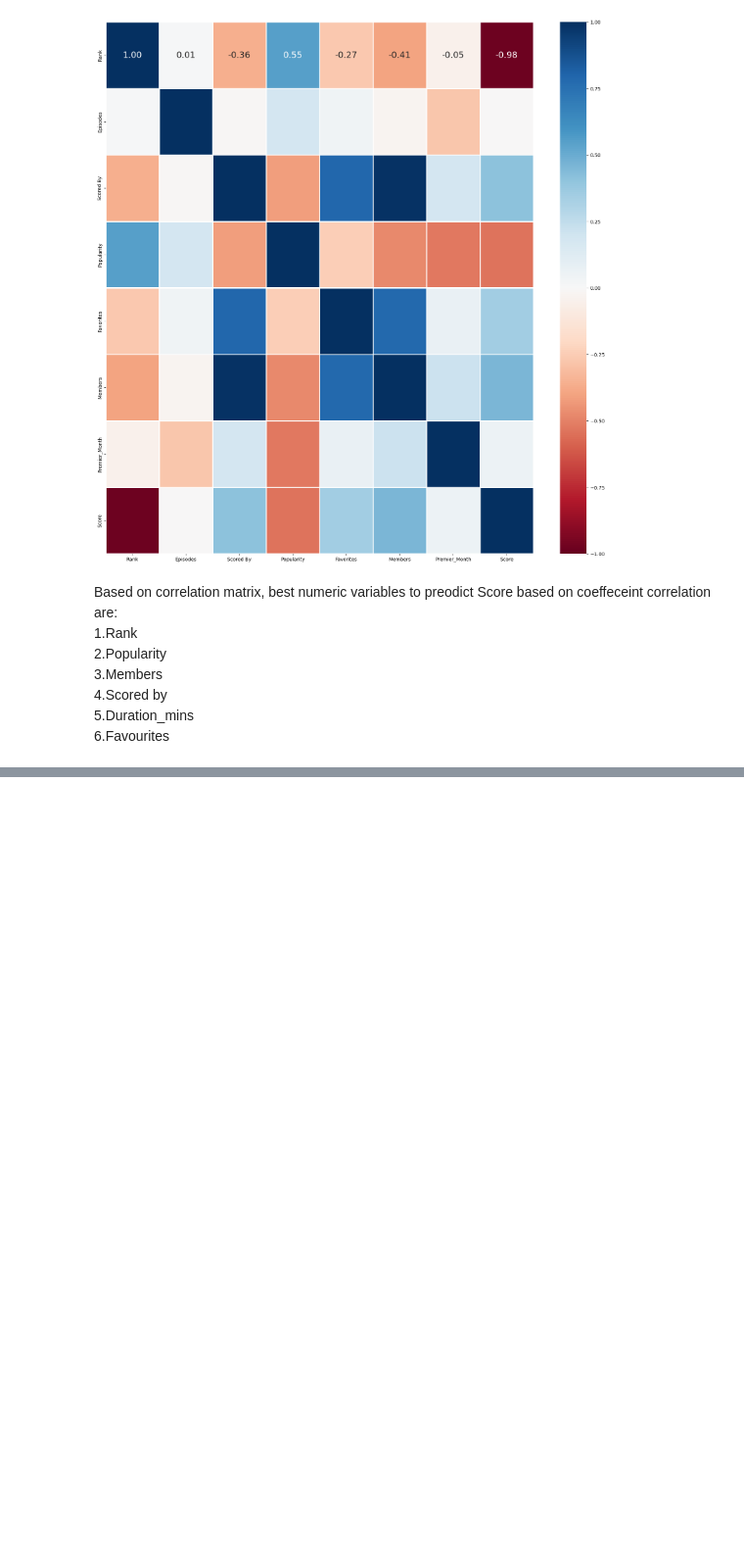
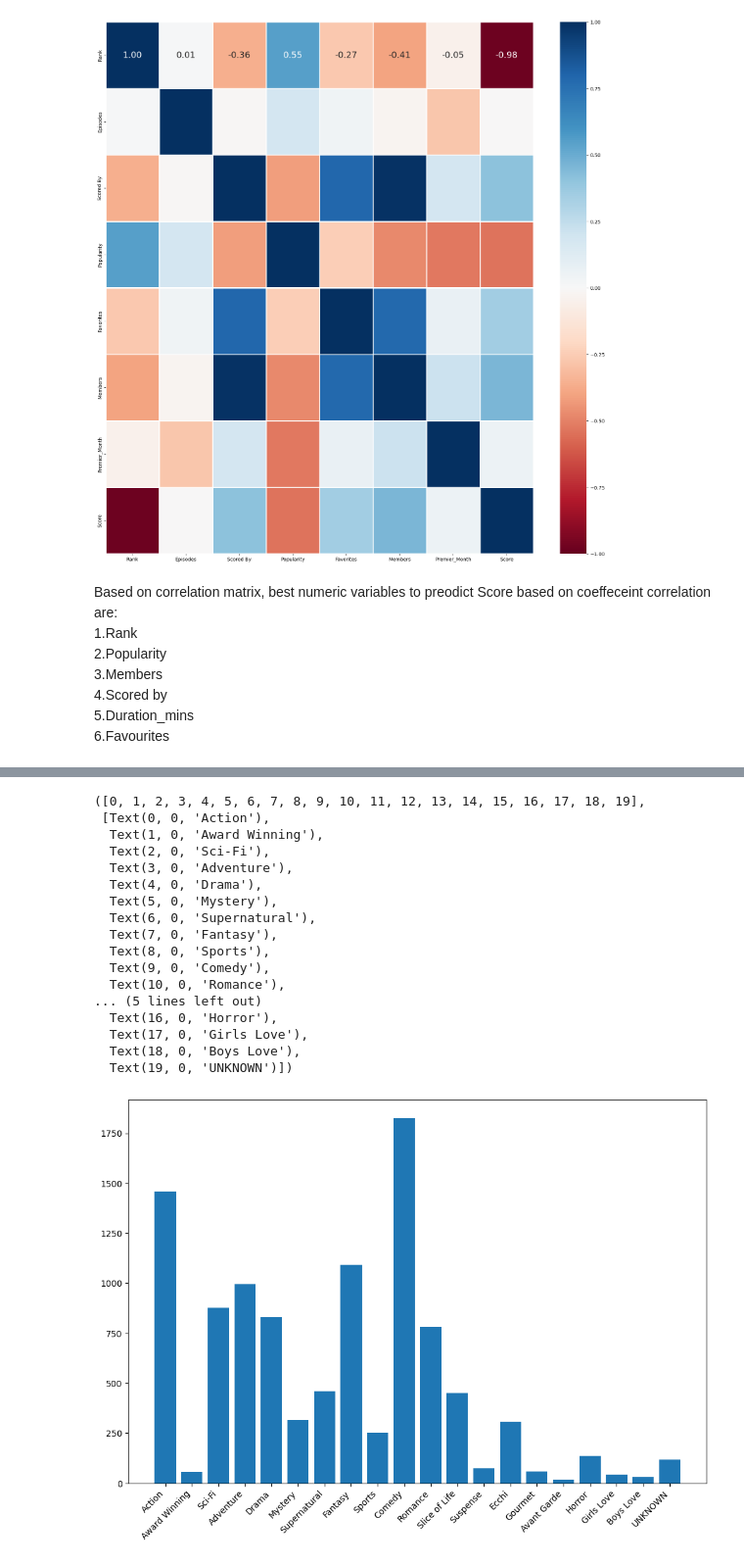
Before and after one commit to Eyewhy/SC1015_Project, a Jupyter notebook: EDA.ipynb, the cells around one changed output, grey strips where cells are left out. Shown at 98% size. Cells and saved outputs as stored; diff of their text form; code cells hidden in the pictures; blank space fills up the shorter version.

Commit message:
updated EDA, !!need help to run some functions (my kernel is prob fucked)

```diff
--- a/EDA.ipynb
+++ b/EDA.ipynb
@@ -266,0 +336,29 @@ Popularity,
+# %%
+
+df['Genres'] = df['Genres'].astype('string')
+def count_animes_by_genre(data, genre_col):
+  """
+  This function counts the number of animes in each genre.
+
+  Args:
+      data: A pandas DataFrame containing the anime data.
+      genre_col: The name of the column containing the genres (strings with multiple genres separated by a delimiter).
+
+  Returns:
+      A dictionary where keys are genres and values are the number of animes in that genre.
+  """
+  genre_counts = {}
+  delimiter = ","  # Modify this delimiter based on how genres are separated in your data
+
+  for genres in data[genre_col]:
+    for genre in genres.split(delimiter):
+      genre = genre.strip()  # Remove leading/trailing spaces
+      if genre not in genre_counts:
+        genre_counts[genre] = 0
+      genre_counts[genre] += 1
+
+  return genre_counts
+# %%
+for i in genres:
+    genre_count=count_animes_by_genre(df, 'Genres')
+genre_count
@@ -266,0 +386,23 @@ Popularity,
+# %%
+f,ax = plt.subplots(figsize=(12,8))
+plt.bar(genre_count.keys(),genre_count.values())
+plt.xticks(rotation = 45, ha = 'right')
+# %% [output]
+([0, 1, 2, 3, 4, 5, 6, 7, 8, 9, 10, 11, 12, 13, 14, 15, 16, 17, 18, 19],
+ [Text(0, 0, 'Action'),
+  Text(1, 0, 'Award Winning'),
+  Text(2, 0, 'Sci-Fi'),
+  Text(3, 0, 'Adventure'),
+  Text(4, 0, 'Drama'),
+  Text(5, 0, 'Mystery'),
+  Text(6, 0, 'Supernatural'),
+  Text(7, 0, 'Fantasy'),
+  Text(8, 0, 'Sports'),
+  Text(9, 0, 'Comedy'),
+  Text(10, 0, 'Romance'),
+... (5 lines left out)
+  Text(16, 0, 'Horror'),
+  Text(17, 0, 'Girls Love'),
+  Text(18, 0, 'Boys Love'),
+  Text(19, 0, 'UNKNOWN')])
+[figure, added]
```
Also changed, not shown: parts of 16 cells of this notebook.
